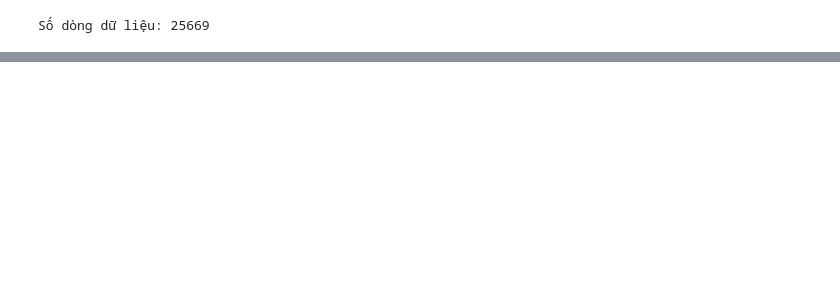
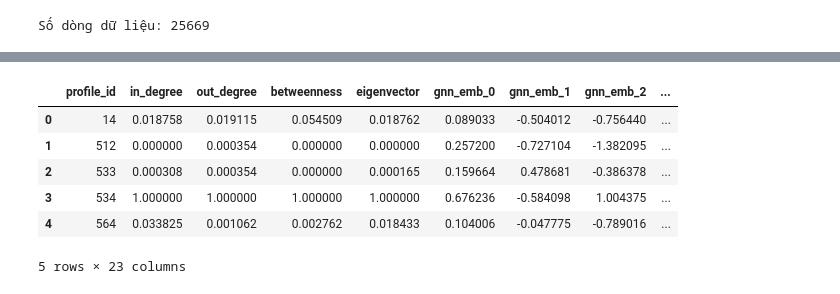
Before and after one commit to thanhtung12356/AnalyseRoleUserOnTweet, a Jupyter notebook: clustering.ipynb, the cells around one changed output, grey strips where cells are left out. Drawn from its saved outputs; the diff is of its cells as text; code cells hidden in the pictures; blank space fills up the shorter version.

```diff
--- a/clustering.ipynb
+++ b/clustering.ipynb
@@ -110,3 +97,13 @@ features_df['cluster'] = kmeans.fit_predict(X)
+# %%
+features_df.head()
+# %% [output]
+|  | profile_id | in_degree | out_degree | betweenness | eigenvector | gnn_emb_0 | gnn_emb_1 | gnn_emb_2 | ... |
+| 0 | 14 | 0.018758 | 0.019115 | 0.054509 | 0.018762 | 0.089033 | -0.504012 | -0.756440 | ... |
+| 1 | 512 | 0.000000 | 0.000354 | 0.000000 | 0.000000 | 0.257200 | -0.727104 | -1.382095 | ... |
+| 2 | 533 | 0.000308 | 0.000354 | 0.000000 | 0.000165 | 0.159664 | 0.478681 | -0.386378 | ... |
+| 3 | 534 | 1.000000 | 1.000000 | 1.000000 | 1.000000 | 0.676236 | -0.584098 | 1.004375 | ... |
+| 4 | 564 | 0.033825 | 0.001062 | 0.002762 | 0.018433 | 0.104006 | -0.047775 | -0.789016 | ... |
+5 rows × 23 columns
 # %%
 # 6. Kiểm tra trung tâm các cụm để xem đặc trưng nào nổi bật
 # ---------------------------
```
Also changed, not shown: parts of 11 cells of this notebook, 4 other files.
